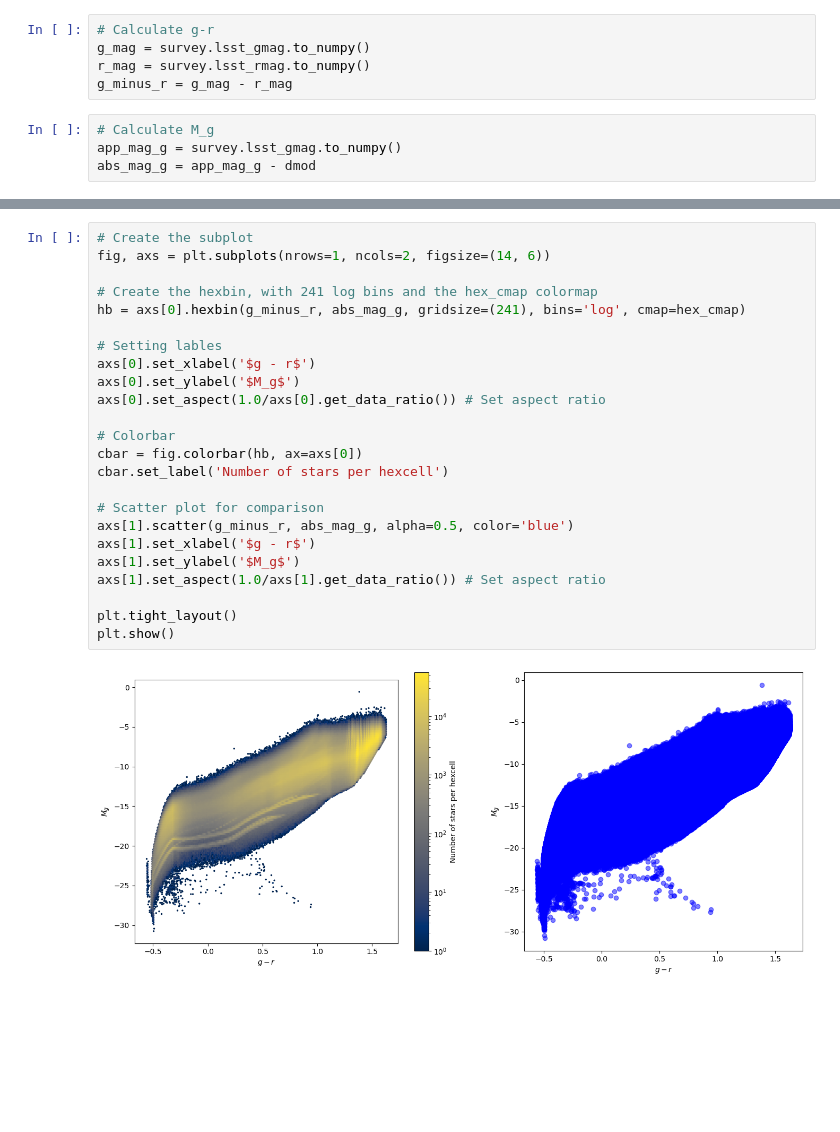
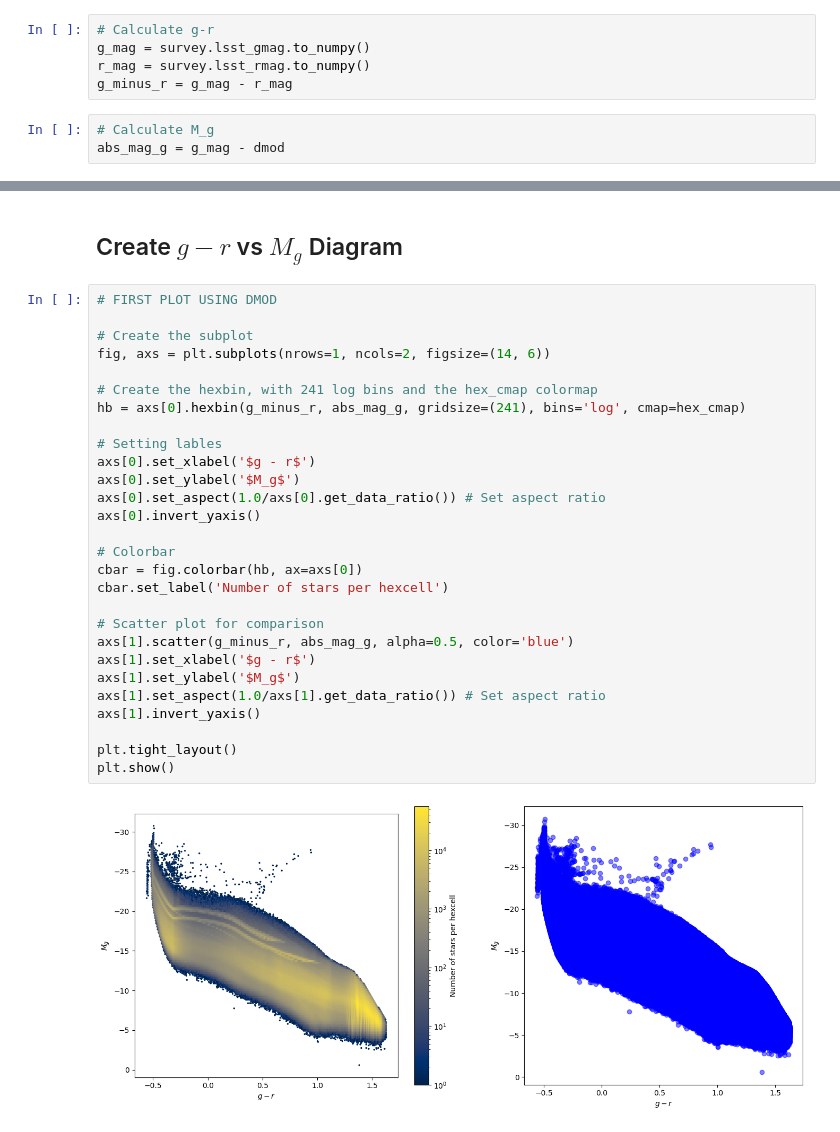
Before and after one commit to aeden2019/rubin_mw_mocks, a Jupyter notebook: src/analysis/color_magnitude_diagram.ipynb, the cells around one changed output, grey strips where cells are left out. Saved outputs shown, nothing was run; the diff lists cells and outputs as text; blank space fills up the shorter version.

```diff
--- a/src/analysis/color_magnitude_diagram.ipynb
+++ b/src/analysis/color_magnitude_diagram.ipynb
@@ -104,5 +104,4 @@ r_mag = survey.lsst_rmag.to_numpy()
 g_minus_r = g_mag - r_mag
 # %%
 # Calculate M_g
-app_mag_g = survey.lsst_gmag.to_numpy()
-abs_mag_g = app_mag_g - dmod
+abs_mag_g = g_mag - dmod
@@ -125,26 +185,32 @@ plt.show()
+# %% [markdown]
+## Create $g-r$ vs $M_g$ Diagram
 # %%
+# FIRST PLOT USING DMOD
+
 # Create the subplot
 fig, axs = plt.subplots(nrows=1, ncols=2, figsize=(14, 6))
 
 # Create the hexbin, with 241 log bins and the hex_cmap colormap
 hb = axs[0].hexbin(g_minus_r, abs_mag_g, gridsize=(241), bins='log', cmap=hex_cmap)
 
 # Setting lables
 axs[0].set_xlabel('$g - r$')
 axs[0].set_ylabel('$M_g$')
 axs[0].set_aspect(1.0/axs[0].get_data_ratio()) # Set aspect ratio
+axs[0].invert_yaxis()
 
 # Colorbar
 cbar = fig.colorbar(hb, ax=axs[0])
 cbar.set_label('Number of stars per hexcell')
 
 # Scatter plot for comparison
 axs[1].scatter(g_minus_r, abs_mag_g, alpha=0.5, color='blue')
 axs[1].set_xlabel('$g - r$')
 axs[1].set_ylabel('$M_g$')
 axs[1].set_aspect(1.0/axs[1].get_data_ratio()) # Set aspect ratio
+axs[1].invert_yaxis()
 
 plt.tight_layout()
 plt.show()
 # %% [output]
-[figure, old version]
+[figure, new version]
```
Also changed, not shown: parts of 14 cells of this notebook, 1 other file.
